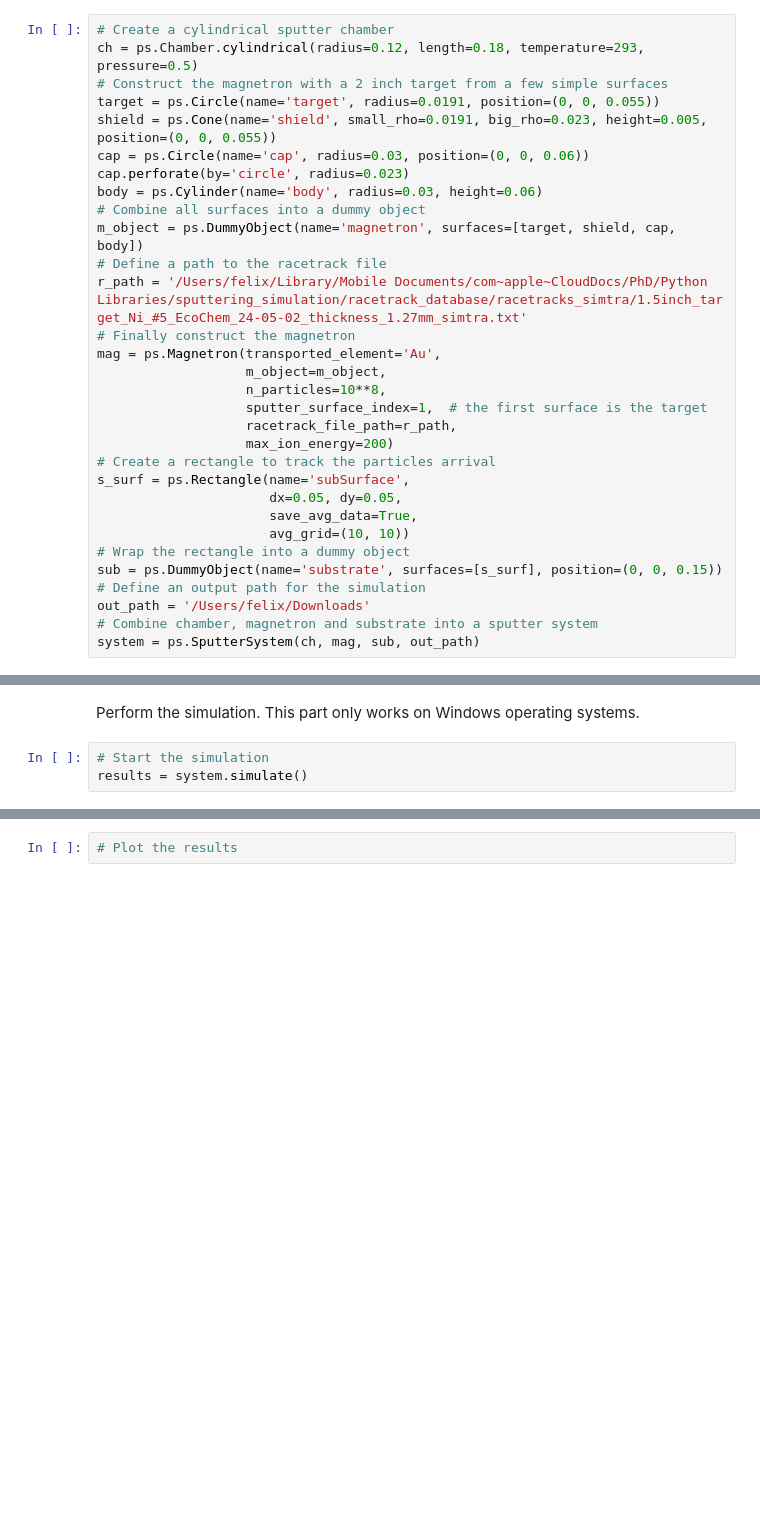
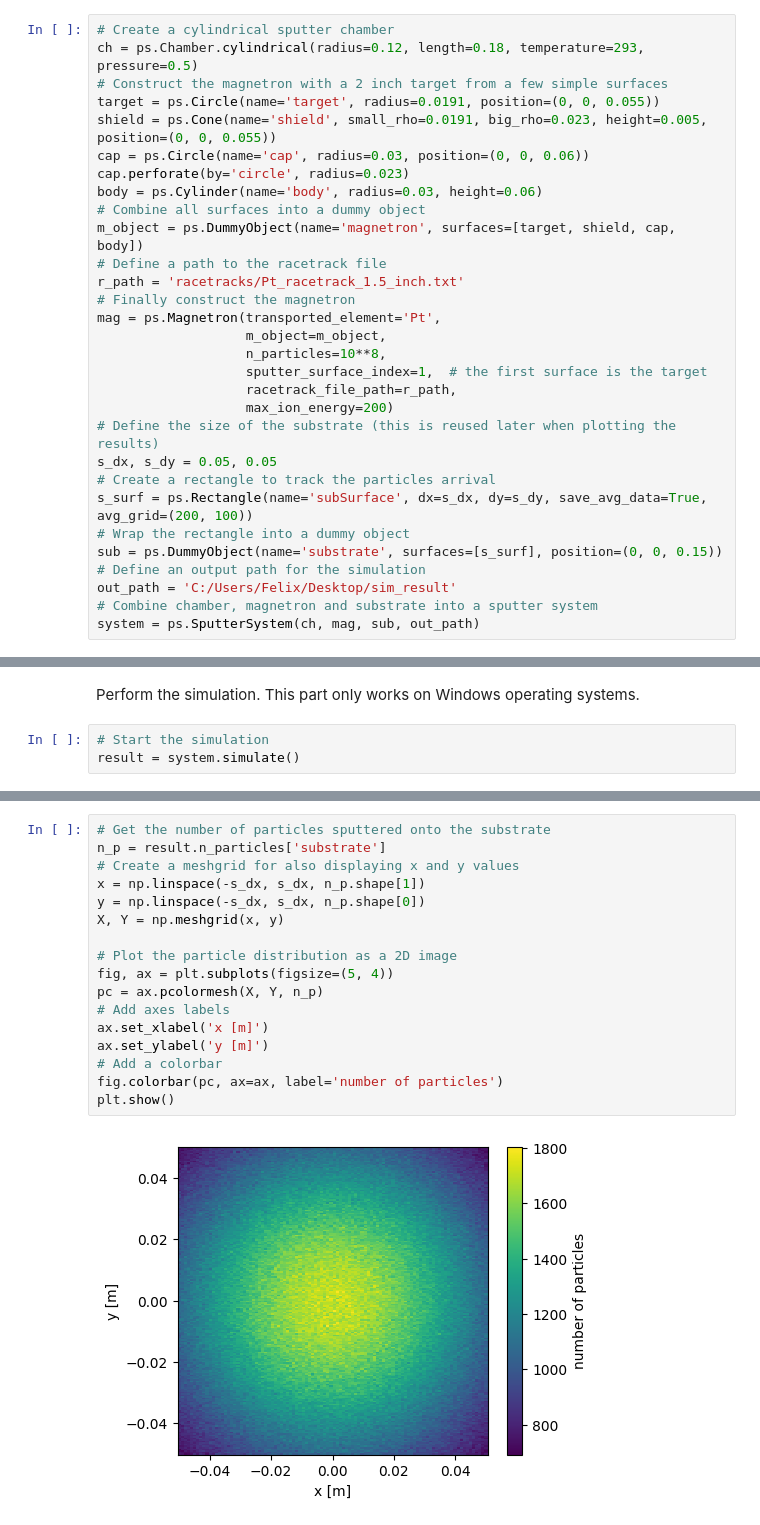
Before and after one commit to felixthln/pysimtra, a Jupyter notebook: examples.ipynb, the cells around one changed output, grey strips where cells are left out. Saved outputs shown, nothing was run; the diff lists cells and outputs as text; blank space fills up the shorter version.

```diff
--- a/examples.ipynb
+++ b/examples.ipynb
@@ -24,22 +25,21 @@ body = ps.Cylinder(name='body', radius=0.03, height=0.06)
 # Combine all surfaces into a dummy object
 m_object = ps.DummyObject(name='magnetron', surfaces=[target, shield, cap, body])
 # Define a path to the racetrack file
-r_path = '/Users/felix/Library/Mobile Documents/com~apple~CloudDocs/PhD/Python Libraries/sputtering_simulation/racetrack_database/racetracks_simtra/1.5inch_target_Ni_#5_EcoChem_24-05-02_thickness_1.27mm_simtra.txt'
+r_path = 'racetracks/Pt_racetrack_1.5_inch.txt'
 # Finally construct the magnetron
-mag = ps.Magnetron(transported_element='Au',
+mag = ps.Magnetron(transported_element='Pt',
                    m_object=m_object,
                    n_particles=10**8,
                    sputter_surface_index=1,  # the first surface is the target
                    racetrack_file_path=r_path,
                    max_ion_energy=200)
+# Define the size of the substrate (this is reused later when plotting the results)
+s_dx, s_dy = 0.05, 0.05
 # Create a rectangle to track the particles arrival
-s_surf = ps.Rectangle(name='subSurface',
-                      dx=0.05, dy=0.05,
-                      save_avg_data=True,
-                      avg_grid=(10, 10))
+s_surf = ps.Rectangle(name='subSurface', dx=s_dx, dy=s_dy, save_avg_data=True, avg_grid=(200, 100))
 # Wrap the rectangle into a dummy object
 sub = ps.DummyObject(name='substrate', surfaces=[s_surf], position=(0, 0, 0.15))
 # Define an output path for the simulation
-out_path = '/Users/felix/Downloads'
+out_path = 'C:/Users/Felix/Desktop/sim_result'
 # Combine chamber, magnetron and substrate into a sputter system
 system = ps.SputterSystem(ch, mag, sub, out_path)
@@ -50,4 +52,4 @@ system.to_sin(path='/Users/felix/Downloads/res.sin')
 Perform the simulation. This part only works on Windows operating systems.
 # %%
 # Start the simulation
-results = system.simulate()
+result = system.simulate()
@@ -54,2 +58,19 @@ results = system.simulate()
 # %%
-# Plot the results
+# Get the number of particles sputtered onto the substrate
+n_p = result.n_particles['substrate']
+# Create a meshgrid for also displaying x and y values
+x = np.linspace(-s_dx, s_dx, n_p.shape[1])
+y = np.linspace(-s_dx, s_dx, n_p.shape[0])
+X, Y = np.meshgrid(x, y)
+
+# Plot the particle distribution as a 2D image
+fig, ax = plt.subplots(figsize=(5, 4))
+pc = ax.pcolormesh(X, Y, n_p)
+# Add axes labels
+ax.set_xlabel('x [m]')
+ax.set_ylabel('y [m]')
+# Add a colorbar
+fig.colorbar(pc, ax=ax, label='number of particles')
+plt.show()
+# %% [output]
+[figure, added]
```
Also changed, not shown: parts of 16 cells of this notebook, 4 other files.
